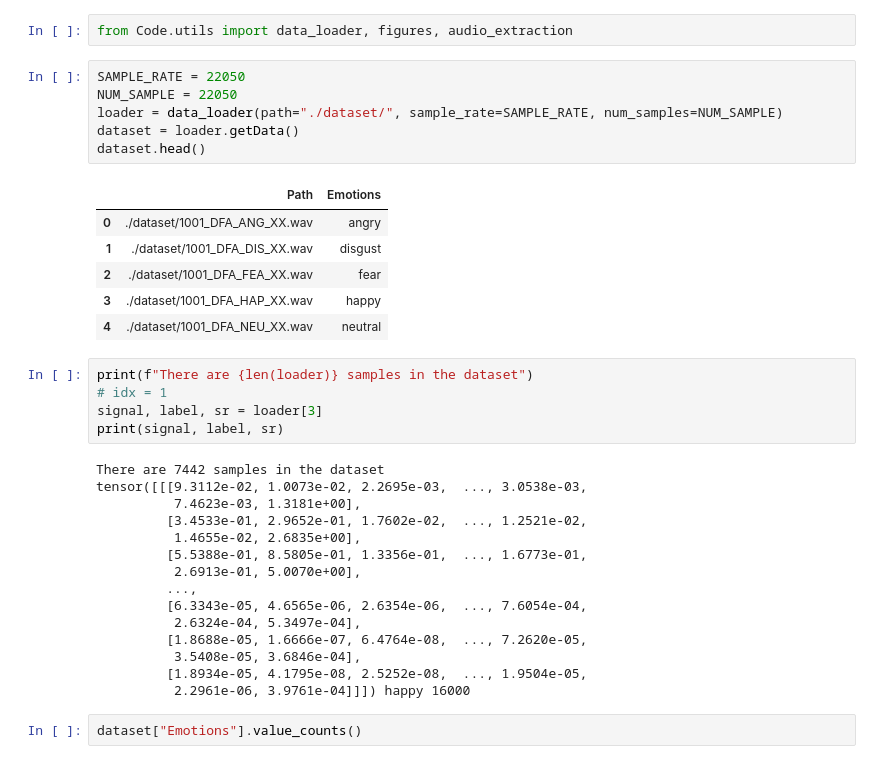
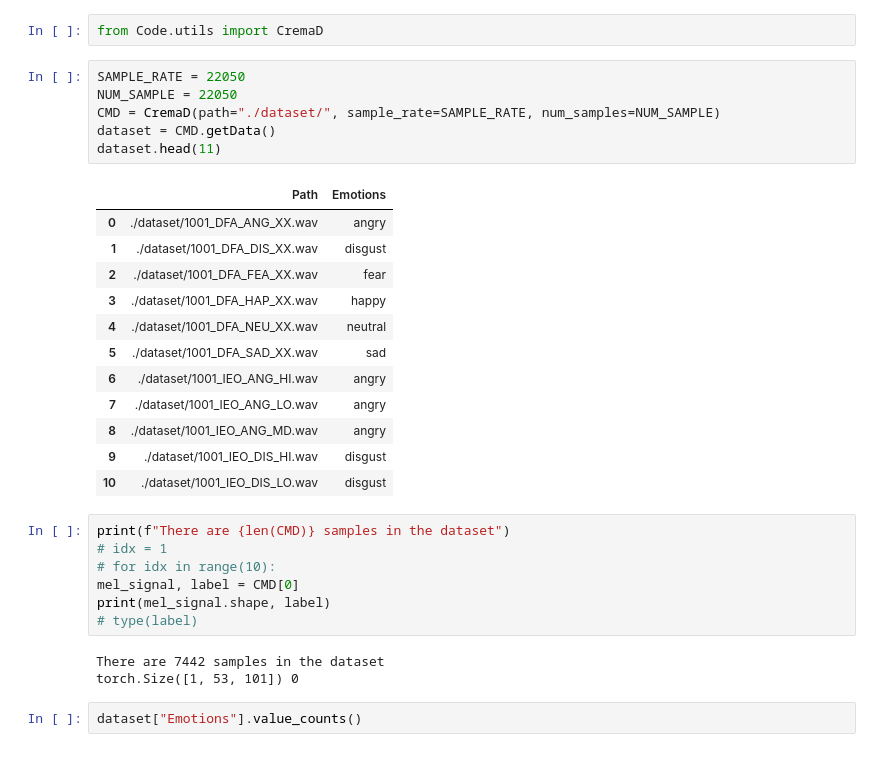
Before and after one commit to satria-ui/TugasAkhir2023, a Jupyter notebook: script/main.ipynb, the cells around one changed output. Drawn from its saved outputs; the diff is of its cells as text.

```diff
--- a/script/main.ipynb
+++ b/script/main.ipynb
@@ -1,38 +1,34 @@
 # %%
-from Code.utils import data_loader, figures, audio_extraction
+from Code.utils import CremaD
 # %%
 SAMPLE_RATE = 22050
 NUM_SAMPLE = 22050
-loader = data_loader(path="./dataset/", sample_rate=SAMPLE_RATE, num_samples=NUM_SAMPLE)
-dataset = loader.getData()
-dataset.head()
+CMD = CremaD(path="./dataset/", sample_rate=SAMPLE_RATE, num_samples=NUM_SAMPLE)
+dataset = CMD.getData()
+dataset.head(11)
 # %% [output]
 |  | Path | Emotions |
 | 0 | ./dataset/1001_DFA_ANG_XX.wav | angry |
 | 1 | ./dataset/1001_DFA_DIS_XX.wav | disgust |
 | 2 | ./dataset/1001_DFA_FEA_XX.wav | fear |
 | 3 | ./dataset/1001_DFA_HAP_XX.wav | happy |
 | 4 | ./dataset/1001_DFA_NEU_XX.wav | neutral |
+| 5 | ./dataset/1001_DFA_SAD_XX.wav | sad |
+| 6 | ./dataset/1001_IEO_ANG_HI.wav | angry |
+| 7 | ./dataset/1001_IEO_ANG_LO.wav | angry |
+| 8 | ./dataset/1001_IEO_ANG_MD.wav | angry |
+| 9 | ./dataset/1001_IEO_DIS_HI.wav | disgust |
+| 10 | ./dataset/1001_IEO_DIS_LO.wav | disgust |
 # %%
-print(f"There are {len(loader)} samples in the dataset")
+print(f"There are {len(CMD)} samples in the dataset")
 # idx = 1
-signal, label, sr = loader[3]
-print(signal, label, sr)
+# for idx in range(10):
+mel_signal, label = CMD[0]
+print(mel_signal.shape, label)
+# type(label)
 # %% [output]
 There are 7442 samples in the dataset
-tensor([[[9.3112e-02, 1.0073e-02, 2.2695e-03,  ..., 3.0538e-03,
-          7.4623e-03, 1.3181e+00],
-         [3.4533e-01, 2.9652e-01, 1.7602e-02,  ..., 1.2521e-02,
-          1.4655e-02, 2.6835e+00],
-         [5.5388e-01, 8.5805e-01, 1.3356e-01,  ..., 1.6773e-01,
-          2.6913e-01, 5.0070e+00],
-         ...,
-         [6.3343e-05, 4.6565e-06, 2.6354e-06,  ..., 7.6054e-04,
-          2.6324e-04, 5.3497e-04],
-         [1.8688e-05, 1.6666e-07, 6.4764e-08,  ..., 7.2620e-05,
-          3.5408e-05, 3.6846e-04],
-         [1.8934e-05, 4.1795e-08, 2.5252e-08,  ..., 1.9504e-05,
-          2.2961e-06, 3.9761e-04]]]) happy 16000
+torch.Size([1, 53, 101]) 0
 # %%
 dataset["Emotions"].value_counts()
 # %% [output]
```
Also changed, not shown: parts of 18 cells of this notebook, 4 other files.
